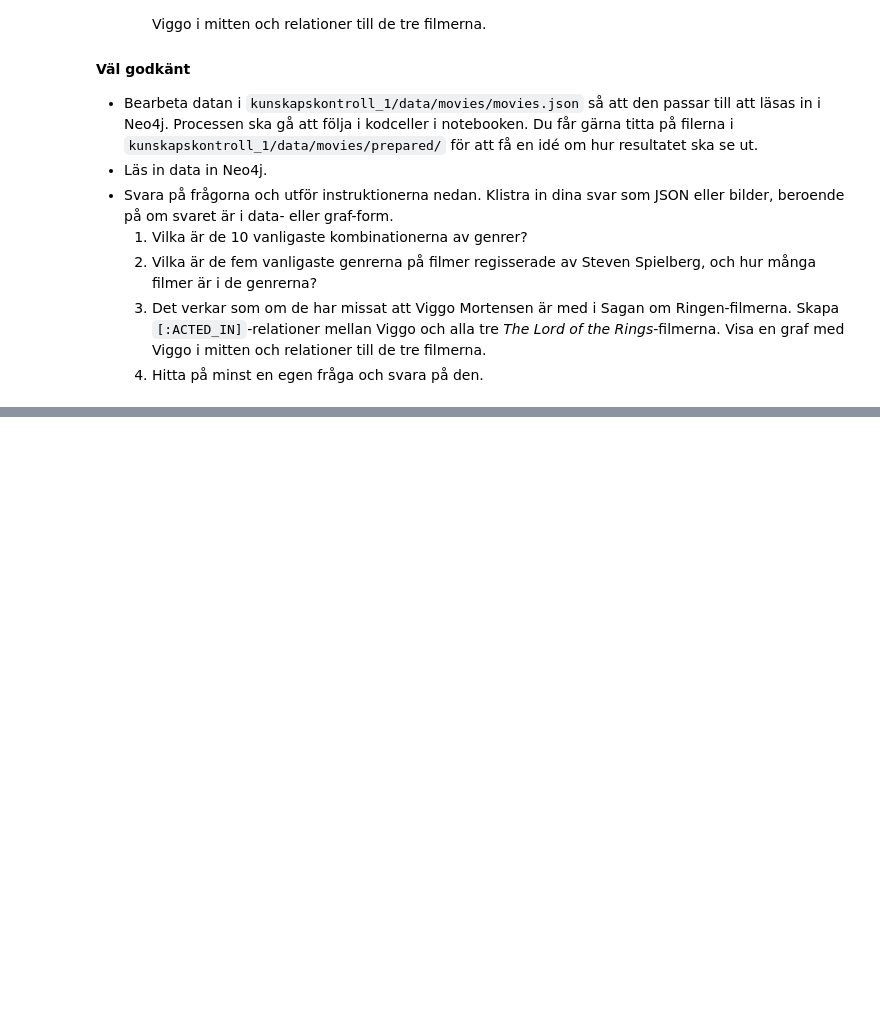
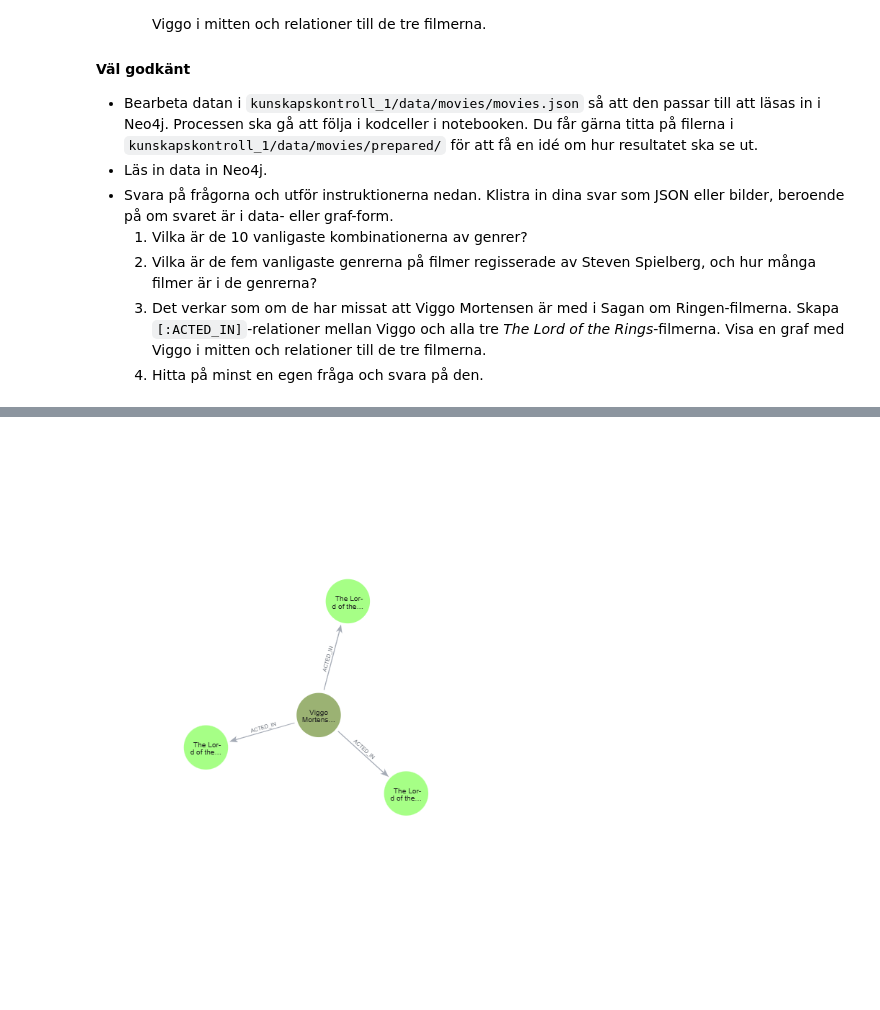
Before and after one commit to Cangor/databastyperkontroll1, a Jupyter notebook: kunskapskontroll_1.ipynb, the cells around one changed output, grey strips where cells are left out. Drawn from its saved outputs; the diff is of its cells as text; code cells hidden in the pictures; blank space fills up the shorter version.

```diff
--- a/kunskapskontroll_1.ipynb
+++ b/kunskapskontroll_1.ipynb
@@ -76,0 +259,16 @@ Skapa en Streamlit-app som visar produkter som behöver beställas och talar om
+# %%
+#Svar Fråga 2
+
+def spielberg_top_genres(tx):
+    query = """
+    MATCH (d:Director {name: "Steven Spielberg"})<-[:DIRECTED]-(m:Movie)-[:IN_GENRE]->(g:Genre)
+    RETURN g.genre AS genre, count(*) AS movieCount
+    ORDER BY movieCount DESC
+    LIMIT 5
+    """
+    result = tx.run(query)
+    return [record.data() for record in result]
+
+with driver.session() as session:
+    spielberg_genres = session.execute_read(spielberg_top_genres)
+    print(json.dumps(spielberg_genres, indent=2))
@@ -77,3 +293,23 @@ Skapa en Streamlit-app som visar produkter som behöver beställas och talar om
+# %%
+# Svar Fråga 3
+
+def add_viggo_relations(tx):
+    query = """
+    MERGE (a:Actor {name: "Viggo Mortensen"})
+    WITH a
+    MATCH (m:Movie)
+    WHERE m.title CONTAINS "The Lord of the Rings"
+    MERGE (a)-[:ACTED_IN]->(m)
+    """
+    tx.run(query)
+
+with driver.session() as session:
+    session.execute_write(add_viggo_relations)
+
+from IPython.display import Image
+Image(filename="visualisation.png")
+# %% [output]
+[figure, added]
 # %% [markdown]
 ## Vad ska lämnas in på Learnpoint?
 
```
Also changed, not shown: parts of 9 cells of this notebook, 1 other file.
